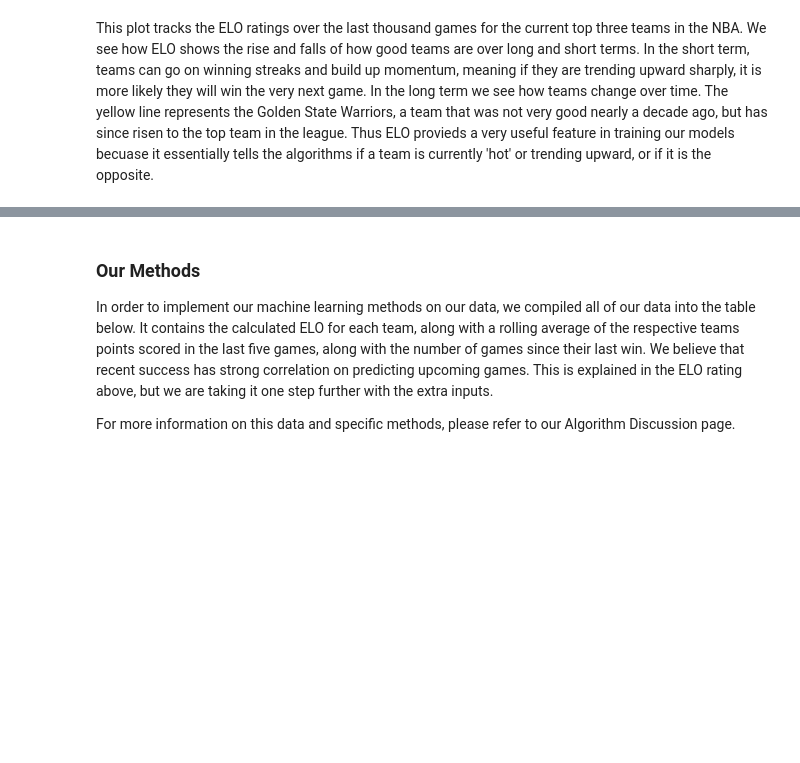
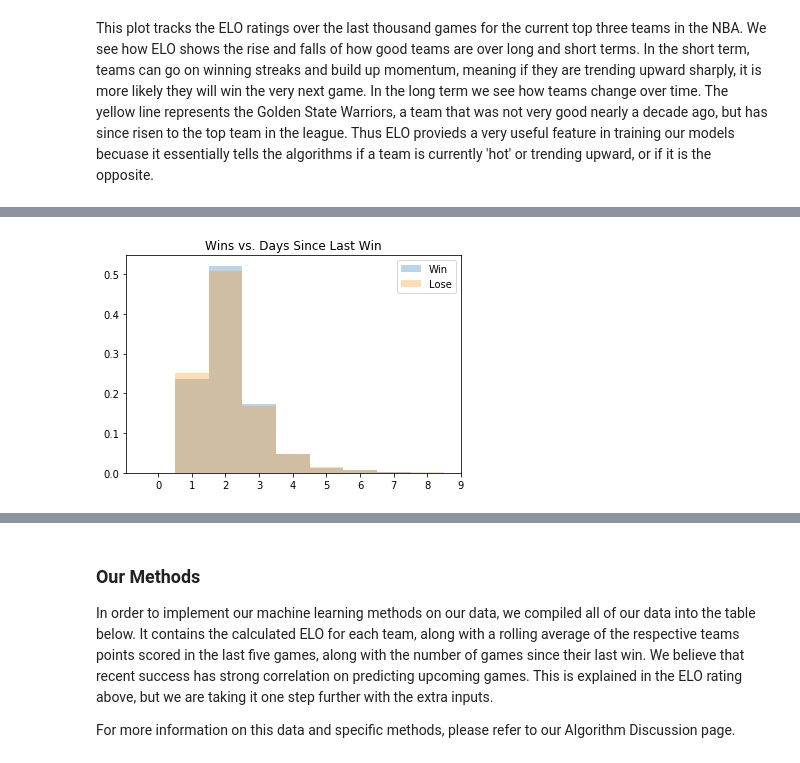
Before and after one commit to a-morr/nbacme, a Jupyter notebook: Final.ipynb, the cells around one changed output, grey strips where cells are left out. Cells and saved outputs as stored; diff of their text form; code cells hidden in the pictures; blank space fills up the shorter version.

```diff
--- a/Final.ipynb
+++ b/Final.ipynb
@@ -77,0 +90,11 @@ This plot tracks the ELO ratings over the last thousand games for the current to
+# %%
+data = pd.read_csv(filename,index_col=None)
+
+plt.hist(data.query('Win == True and Days_Since_Last <= 10')['Days_Since_Last'].dropna().astype(int), alpha=0.3,normed=True,bins=np.arange(0,10)-0.5,label='Win')
+plt.hist(data.query('Win == False and Days_Since_Last <= 10')['Days_Since_Last'].dropna().astype(int), color='DarkOrange',alpha=0.3,normed=True,bins=np.arange(0,10)-0.5,label='Lose')
+plt.xticks(np.arange(0,10))
+plt.title('Wins vs. Days Since Last Win')
+plt.legend()
+plt.show()
+# %% [output]
+[figure, added]
```
Also changed, not shown: parts of 5 cells of this notebook, 7 other files.
